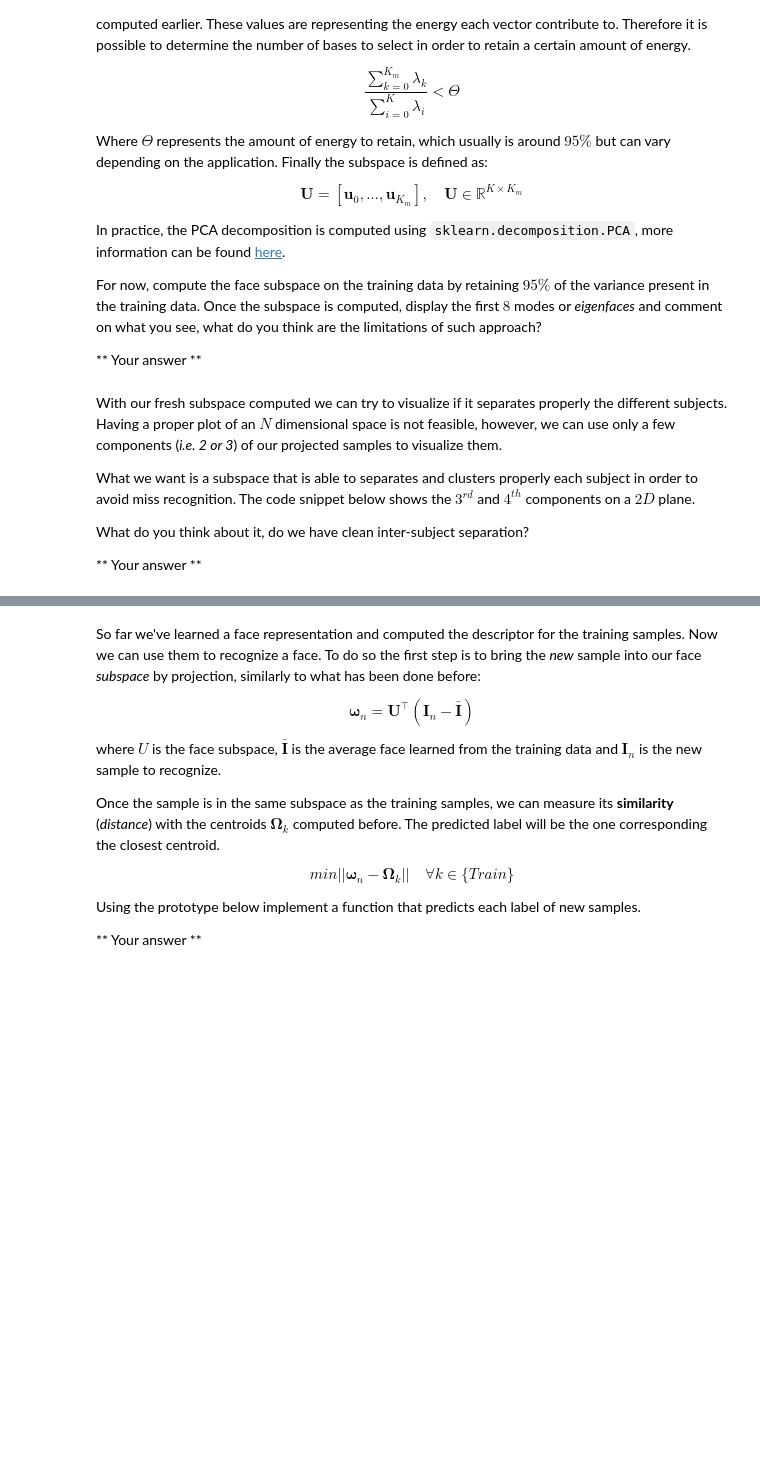
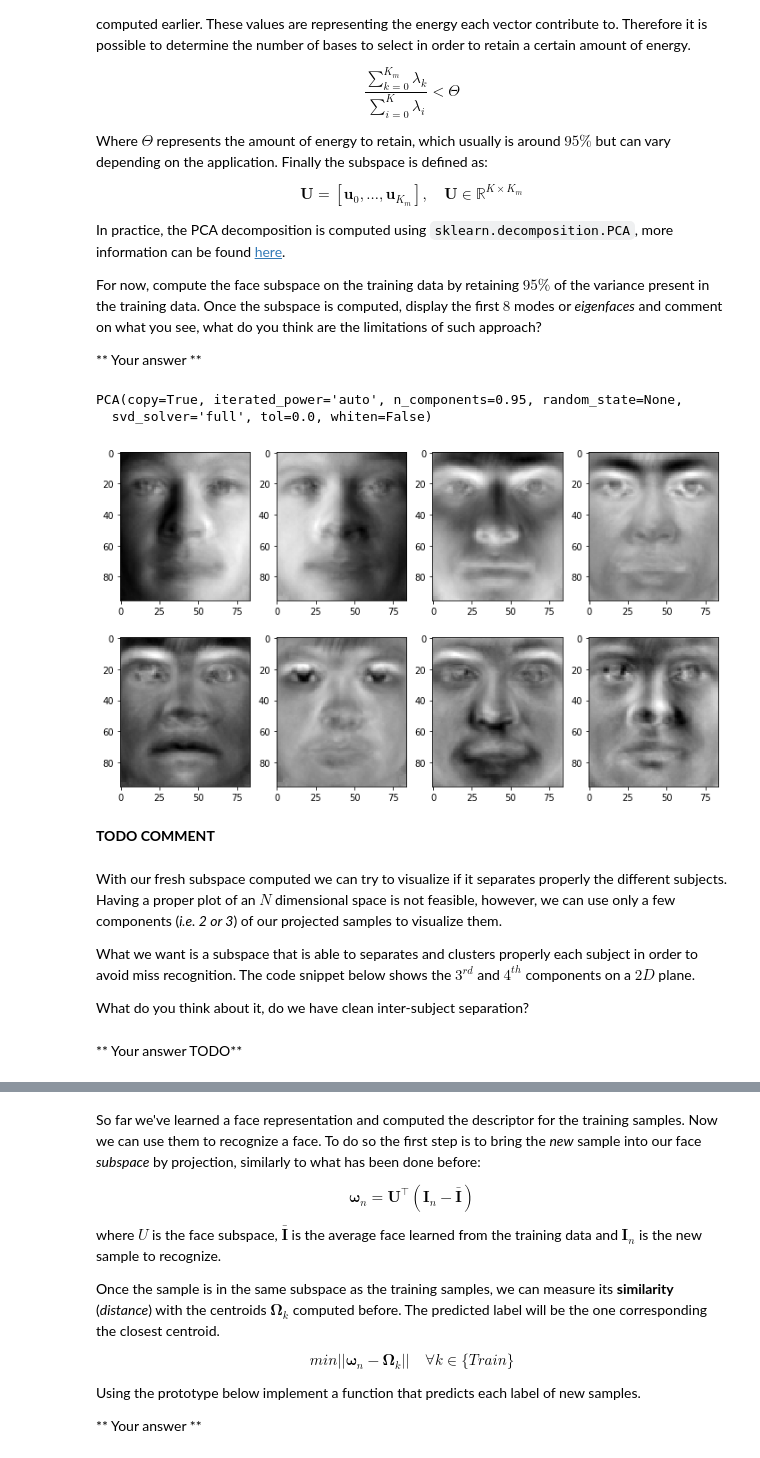
Before and after one commit to TTimTT/IPLab, a Jupyter notebook: assignments/Tim.ipynb, the cells around one changed output, grey strips where cells are left out. Saved outputs shown, nothing was run; the diff lists cells and outputs as text; code cells hidden in the pictures; blank space fills up the shorter version.

```diff
--- a/assignments/Tim.ipynb
+++ b/assignments/Tim.ipynb
@@ -1074,7 +1074,7 @@ def load_images(subset):
 
             # Update
             data = np.vstack((data, flattened))
-            label = np.vstack((label,ID))
+            label = np.vstack((label,int(ID)))
     # Done
     return data, label
 # %%
@@ -1138,15 +1138,32 @@ Once the subspace is computed, display the first $8$ modes or *eigenfaces* and c
 # %%
 # Compute EigenFaces with PCA while keeping 95% of the variance
 retain_var = 0.95
+
 # Compute Eigenfaces
-pca = # Code here
+pca = PCA(n_components=retain_var, svd_solver='full')
+
+pca.fit(train_img)
+# %% [output]
+PCA(copy=True, iterated_power='auto', n_components=0.95, random_state=None,
+  svd_solver='full', tol=0.0, whiten=False)
 # %%
+# Fetch the dimension of image
+dum_img = cv.imread(os.path.join('..', 'data', 'yaleB', 'yaleB01',  train['01'][0]),0)
+w = int(dum_img.shape[0]/2)
+h = int(dum_img.shape[1]/2)
+
 # Display first four eigenfaces
 fig, ax = plt.subplots(2, 4, figsize=(12, 7))
+ax = ax.ravel()
 for k in range(8):
     # Define eigenface
 
-    # Your code goes here ...
+    # Your code goes here ... TDOO ok?
+    ax[k].imshow(pca.components_[k].reshape(w,h),cmap=plt.cm.gray)
+# %% [output]
+[figure, added]
+# %% [markdown]
+**TODO COMMENT**
 # %% [markdown]
 With our fresh subspace computed we can try to visualize if it separates properly the different subjects. Having a proper plot of an $N$ dimensional space is not feasible, however, we can use only a few components (*i.e. 2 or 3*) of our projected samples to visualize them.
 
@@ -1154,8 +1171,8 @@ With our fresh subspace computed we can try to visualize if it separates properl
 What we want is a subspace that is able to separates and clusters properly each subject in order to avoid miss recognition. The code snippet below shows the $3^{rd}$ and $4^{th}$ components on a $2D$ plane.
 
 What do you think about it, do we have clean inter-subject separation?
-
-** Your answer **
+# %% [markdown]
+** Your answer TODO**
 # %%
 # Poject data onto subspace
 proj_train = pca.transform(train_img)
```
Also changed, not shown: parts of 7 cells of this notebook.
